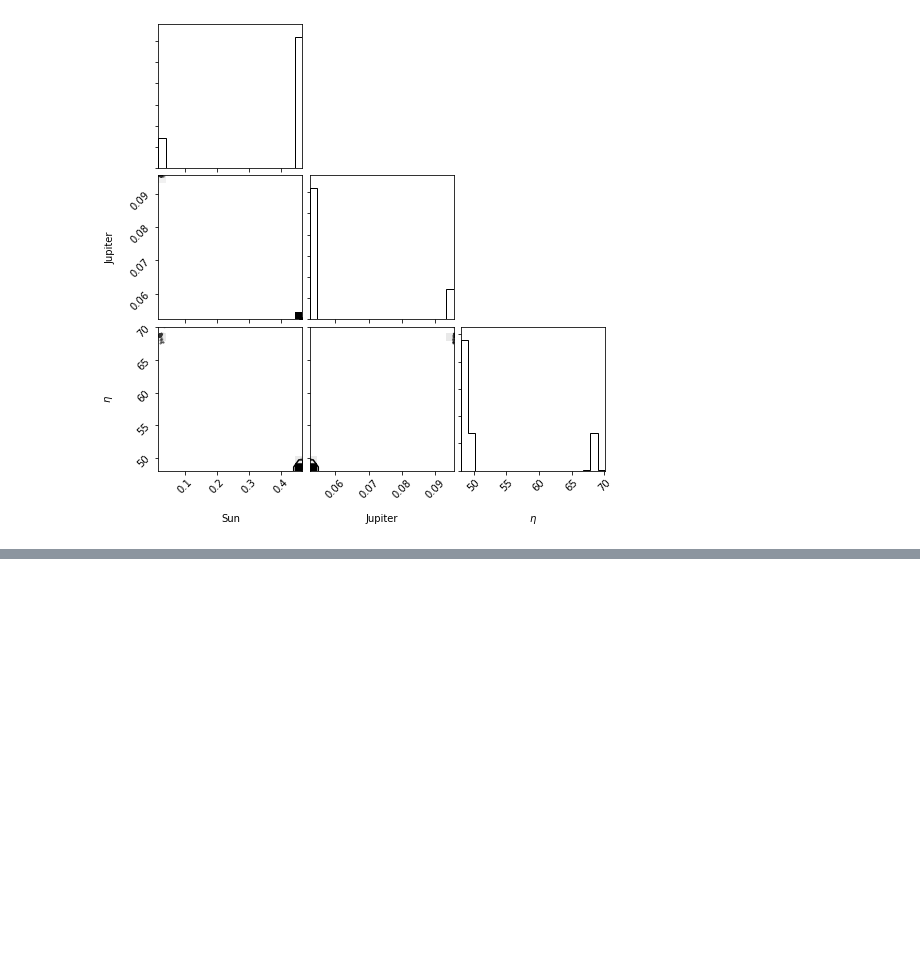
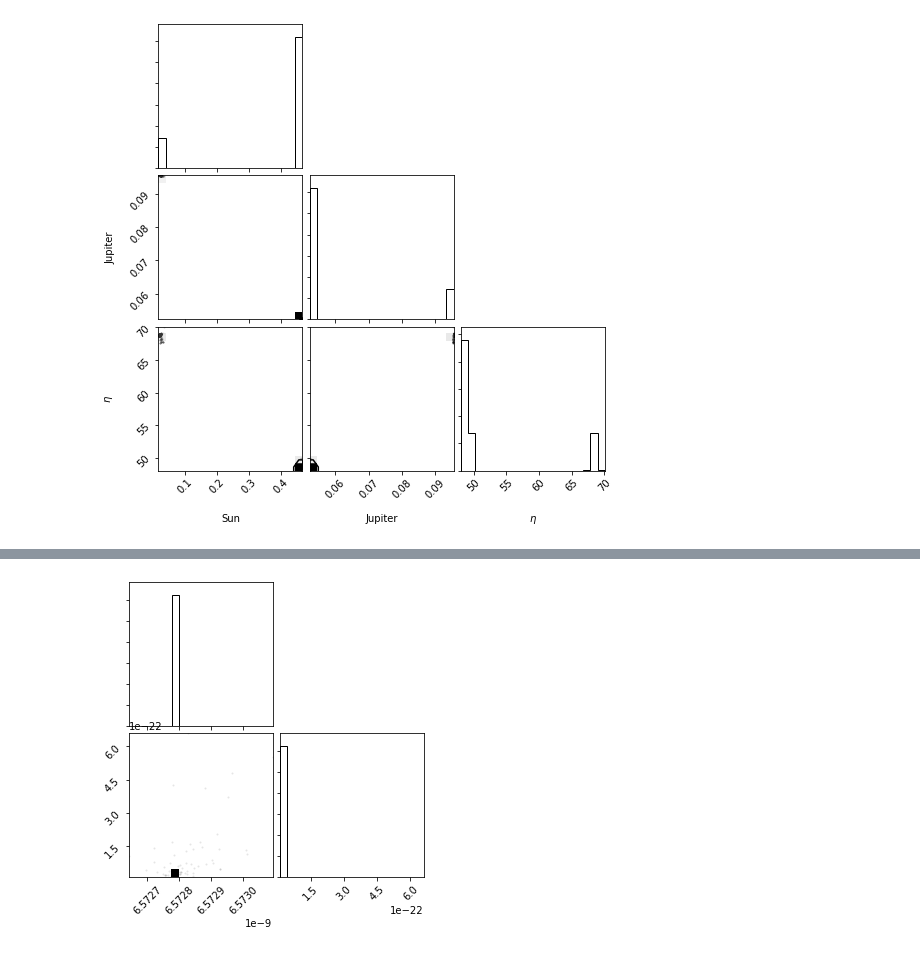
Before and after one commit to MDAddario/invisoplanet_detection, a Jupyter notebook: Running_MCMC.ipynb, the cells around one changed output, grey strips where cells are left out. Cells and saved outputs as stored; diff of their text form; code cells hidden in the pictures; blank space fills up the shorter version.

```diff
--- a/Running_MCMC.ipynb
+++ b/Running_MCMC.ipynb
@@ -149,0 +94,6 @@ fig = corner.corner(flat_samples);
+# %%
+#Testing the limits of the code:
+samples_SOLAR_SYSTEM_pluto, flat_SOLAR_SYSTEM_pluto = run_MCMC("invisoplanet_detection/data/solar_system_pluto_9_1_1.json", 9, 1, 2, num_iter_likelihood = 50000, num_iter_MCMC = 20000)
+# %%
+fig_SOLAR_SYSTEM_pluto = corner.corner(flat_SOLAR_SYSTEM_pluto)
+# %% [output]
@@ -149,0 +101 @@ fig = corner.corner(flat_samples);
+[figure, added]
```
Also changed, not shown: parts of 13 cells of this notebook.
